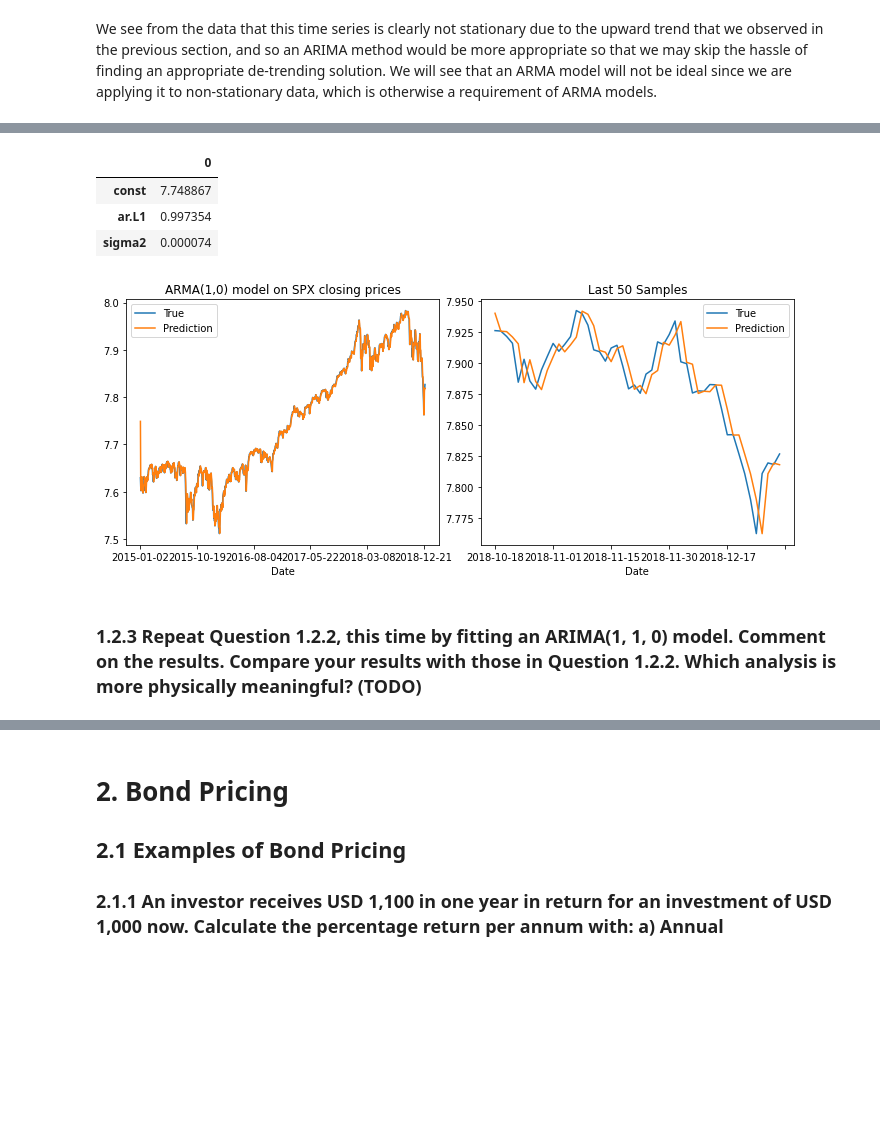
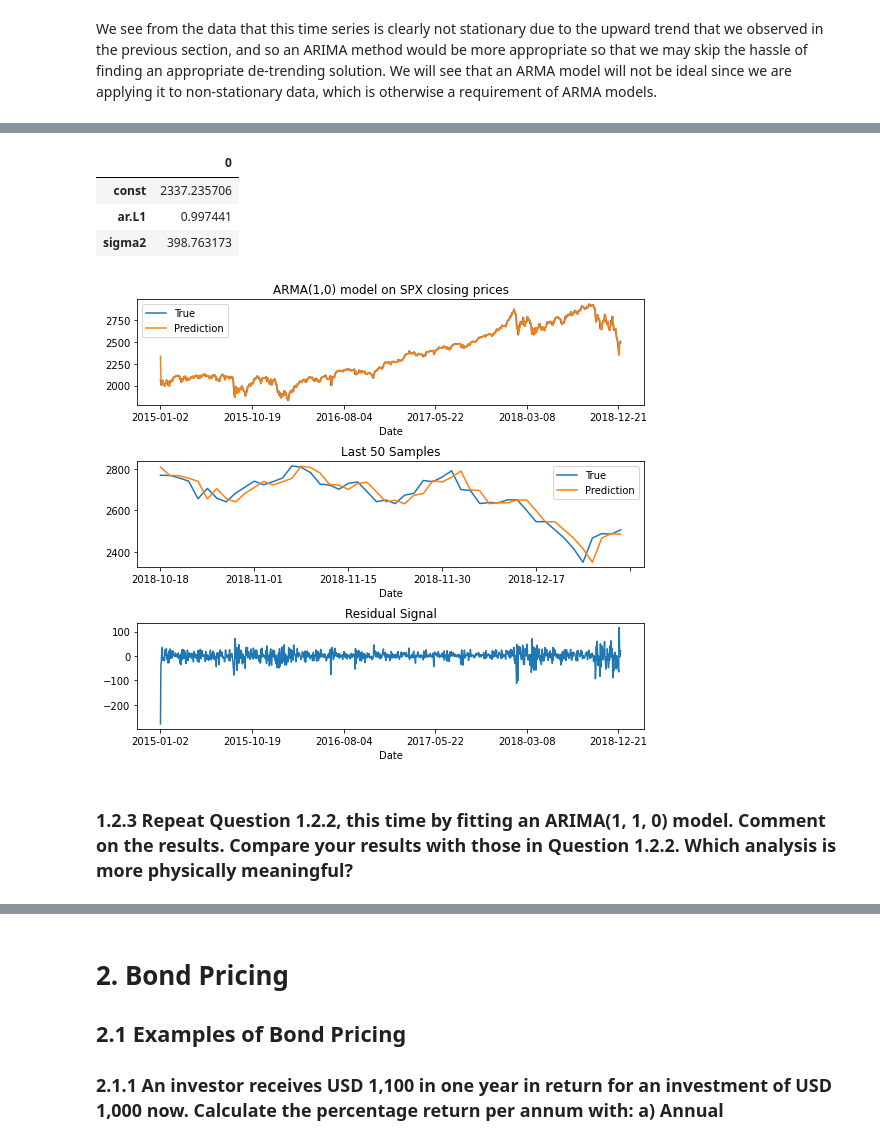
Before and after one commit to Darrekt/SPMLF-CW, a Jupyter notebook: main.ipynb, the cells around one changed output, grey strips where cells are left out. Drawn from its saved outputs; the diff is of its cells as text; code cells hidden in the pictures; blank space fills up the shorter version.

```diff
--- a/main.ipynb
+++ b/main.ipynb
@@ -129,8 +177,8 @@ from statsmodels.tsa.arima.model import ARIMA
 from statsmodels.tsa.ar_model import AR
 import copy
 
-snp = pd.read_csv("data/snp_500_2015_2019.csv")
-snp.set_index(["Date"], inplace=True)
-print(snp.head(5))
+snp = pd.read_csv("data/snp_500_2015_2019.csv", index_col=0)
+
 print(snp.isna().sum())
+snp.head(5)
 # %% [output]
@@ -154,10 +199,14 @@ dtype: int64
 # %%
-snp_close_log = snp["Close"].to_frame().apply(np.log)
+snp_close = snp["Close"].to_frame()
 
 figure, axes = plt.subplots(nrows=3, ncols=1)
-figure.set_size_inches(12,5)
+figure.tight_layout()
+figure.set_size_inches(12,7)
 
-snp_close_log.plot(ax=axes[0])
-snp_close_log.rolling(252).mean().plot(ax=axes[1])
-snp_close_log.rolling(252).std().plot(ax=axes[2])
+axes[0].set_title("SPX closing price")
+snp_close.plot(ax=axes[0])
+axes[1].set_title("252-day rolling mean")
+snp_close.rolling(252).mean().plot(ax=axes[1])
+axes[2].set_title("252-day rolling s.d.")
+snp_close.rolling(252).std().plot(ax=axes[2])
 # %% [output]
@@ -172,26 +225,29 @@ The model initially looks to be fitting the data very well, but closer inspectio
 # %%
-snp_arma = copy.deepcopy(snp_close_log)
+snp_arma = copy.deepcopy(snp_close)
 snp_arma.columns = ["True"]
 model = ARIMA(snp_arma, order=(1,0,0)).fit()
 snp_arma["Res"] = model.resid
 snp_arma["Prediction"] = snp_arma["True"] - snp_arma["Res"]
 
-figure, axes = plt.subplots(nrows=1, ncols=2)
-figure.set_size_inches(10,4)
+figure, axes = plt.subplots(nrows=3, ncols=1)
 figure.tight_layout()
+figure.set_size_inches(8,7)
 
 axes[0].set_title("ARMA(1,0) model on SPX closing prices")
 snp_arma.drop(["Res"], axis=1).plot(ax=axes[0])
 
 axes[1].set_title("Last 50 Samples")
 snp_arma.drop(["Res"], axis=1).iloc[-50:].plot(ax=axes[1])
 
+axes[2].set_title("Residual Signal")
+snp_arma["Res"].plot(ax=axes[2])
+
 model.params.to_frame()
 # %% [output]
 |  | 0 |
-| const | 7.748867 |
-| ar.L1 | 0.997354 |
-| sigma2 | 0.000074 |
+| const | 2337.235706 |
+| ar.L1 | 0.997441 |
+| sigma2 | 398.763173 |
-[figure, old version]
+[figure, new version]
 # %% [markdown]
-### 1.2.3 Repeat Question 1.2.2, this time by fitting an ARIMA(1, 1, 0) model. Comment on the results. Compare your results with those in Question 1.2.2. Which analysis is more physically meaningful? (TODO)
+### 1.2.3 Repeat Question 1.2.2, this time by fitting an ARIMA(1, 1, 0) model. Comment on the results. Compare your results with those in Question 1.2.2. Which analysis is more physically meaningful?
```
Also changed, not shown: parts of 13 cells of this notebook.
